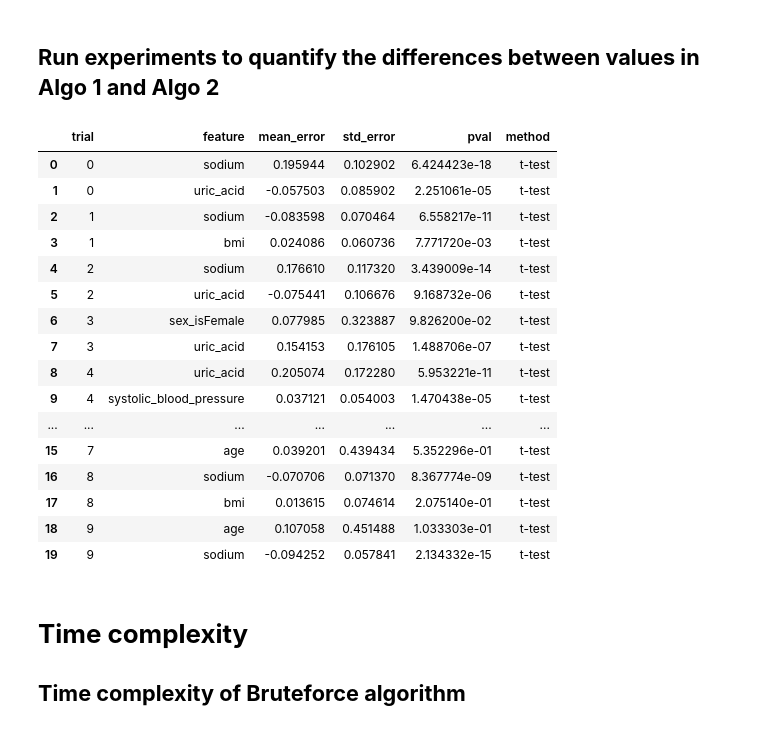
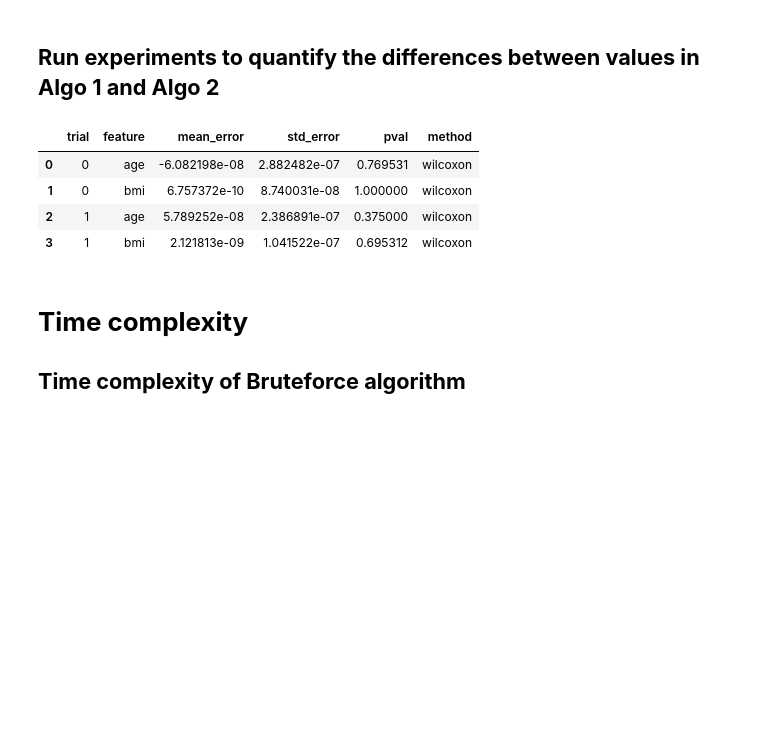
Before and after one commit to CorentinPernot/TreeShap, a Jupyter notebook: xai_protein_modified.ipynb, the cells around one changed output. Saved outputs shown, nothing was run; the diff lists cells and outputs as text; code cells hidden in the pictures; blank space fills up the shorter version.

```diff
--- a/xai_protein_modified.ipynb
+++ b/xai_protein_modified.ipynb
@@ -441,4 +443,9 @@ Shap values for age for negative patients (those who survived)
 # %%
+### Focus on AGE and BMI
+X_strain_bis = X_strain[["age","bmi"]].copy()
+X_valid_bis = X_valid[["age","bmi"]].copy()
+X_train_bis = X_train[["age","bmi"]].copy()
+
 ## Features
 S_name = ["age", 'bmi']
-S = set(X_train.columns.get_indexer(S_name))
+S = set(X_train_bis.columns.get_indexer(S_name))
@@ -498,0 +546,11 @@ Differences between TreeExplainer SHAP and SHAP bruteforce:
+# %%
+### Focus on AGE and BMI and Systolic blood pressure
+S_name = ["age", 'bmi', "systolic_blood_pressure"]
+
+X_strain_ter = X_strain[S_name].copy()
+X_valid_ter = X_valid[S_name].copy()
+X_train_ter = X_train[S_name].copy()
+
+## Features
+#S_name = ["age", 'bmi']
+S = set(X_train_ter.columns.get_indexer(S_name))
@@ -503,7 +643,7 @@ from scipy.stats import ttest_rel, wilcoxon
 import random
 # %%
 def evaluate_shap_difference(
-    X, model, feature_names, sample_size=10, nb_trials=5,
+    X, model, feature_names, sample_size=5, nb_trials=1,
     feature_subset_size=2, method="t-test"
 ):
     results = []
@@ -548,29 +688,17 @@ def evaluate_shap_difference(
 
     return pd.DataFrame(results)
 # %%
-feature_names = ["sex_isFemale", "age","sodium","uric_acid","pulse_pressure","systolic_blood_pressure","bmi"]
+feature_names = ["age","bmi"]
 evaluate_shap_difference(
-    X_train, final_xgb, feature_names, sample_size=50, nb_trials=10,
-    feature_subset_size=2, method="t-test"
+    X_train_bis, final_xgb, feature_names, sample_size=10, nb_trials=2,
+    feature_subset_size=2, method="wilcoxon"
 )
 # %% [output]
 |  | trial | feature | mean_error | std_error | pval | method |
-| 0 | 0 | sodium | 0.195944 | 0.102902 | 6.424423e-18 | t-test |
-| 1 | 0 | uric_acid | -0.057503 | 0.085902 | 2.251061e-05 | t-test |
-| 2 | 1 | sodium | -0.083598 | 0.070464 | 6.558217e-11 | t-test |
-| 3 | 1 | bmi | 0.024086 | 0.060736 | 7.771720e-03 | t-test |
-| 4 | 2 | sodium | 0.176610 | 0.117320 | 3.439009e-14 | t-test |
-| 5 | 2 | uric_acid | -0.075441 | 0.106676 | 9.168732e-06 | t-test |
-| 6 | 3 | sex_isFemale | 0.077985 | 0.323887 | 9.826200e-02 | t-test |
-| 7 | 3 | uric_acid | 0.154153 | 0.176105 | 1.488706e-07 | t-test |
-| 8 | 4 | uric_acid | 0.205074 | 0.172280 | 5.953221e-11 | t-test |
-| 9 | 4 | systolic_blood_pressure | 0.037121 | 0.054003 | 1.470438e-05 | t-test |
-| ... | ... | ... | ... | ... | ... | ... |
-| 15 | 7 | age | 0.039201 | 0.439434 | 5.352296e-01 | t-test |
-| 16 | 8 | sodium | -0.070706 | 0.071370 | 8.367774e-09 | t-test |
-| 17 | 8 | bmi | 0.013615 | 0.074614 | 2.075140e-01 | t-test |
-| 18 | 9 | age | 0.107058 | 0.451488 | 1.033303e-01 | t-test |
-| 19 | 9 | sodium | -0.094252 | 0.057841 | 2.134332e-15 | t-test |
+| 0 | 0 | age | -6.082198e-08 | 2.882482e-07 | 0.769531 | wilcoxon |
+| 1 | 0 | bmi | 6.757372e-10 | 8.740031e-08 | 1.000000 | wilcoxon |
+| 2 | 1 | age | 5.789252e-08 | 2.386891e-07 | 0.375000 | wilcoxon |
+| 3 | 1 | bmi | 2.121813e-09 | 1.041522e-07 | 0.695312 | wilcoxon |
 # %% [markdown]
 # **Time complexity**
 ## **Time complexity of Bruteforce algorithm**
```
Also changed, not shown: parts of 15 cells of this notebook.
